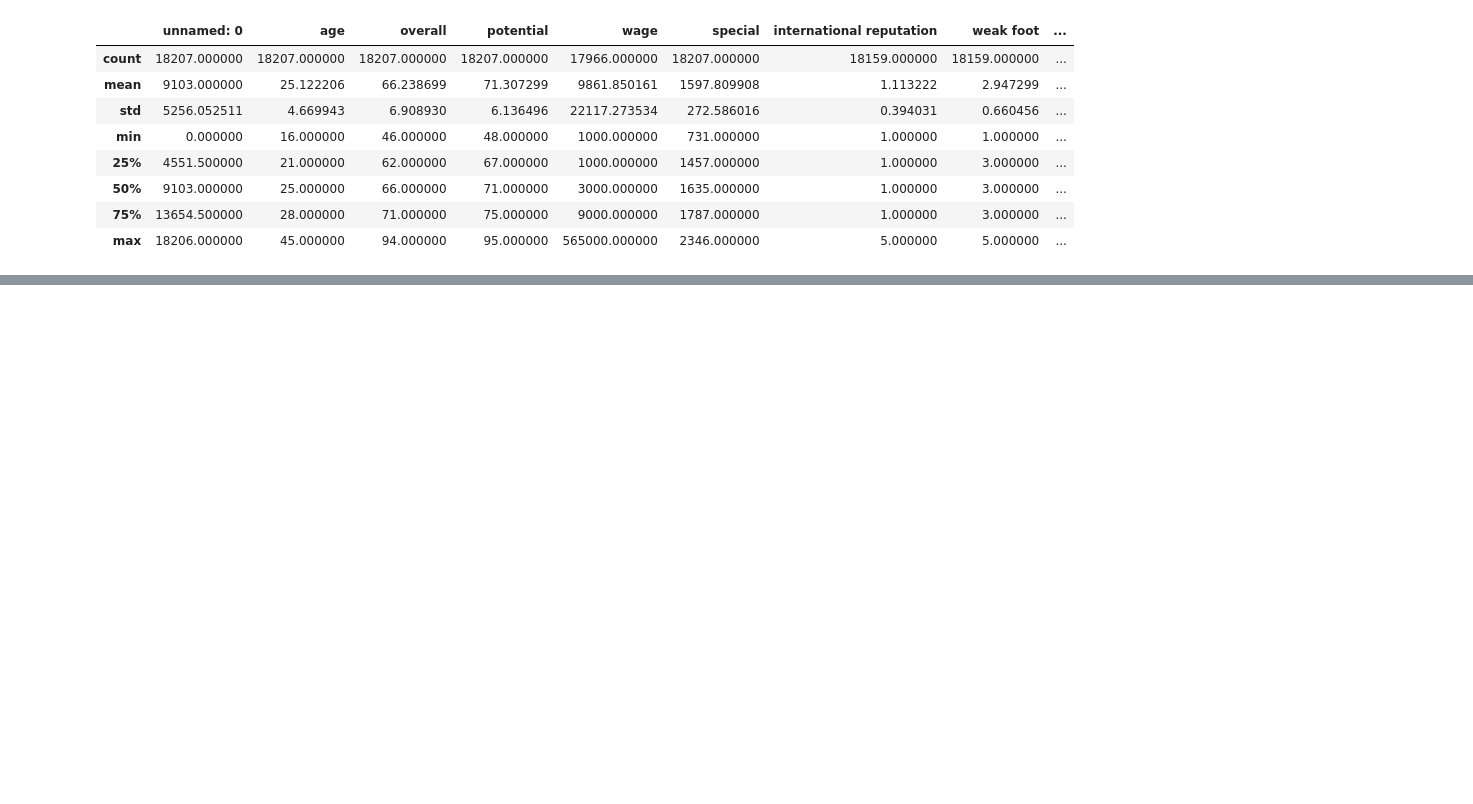
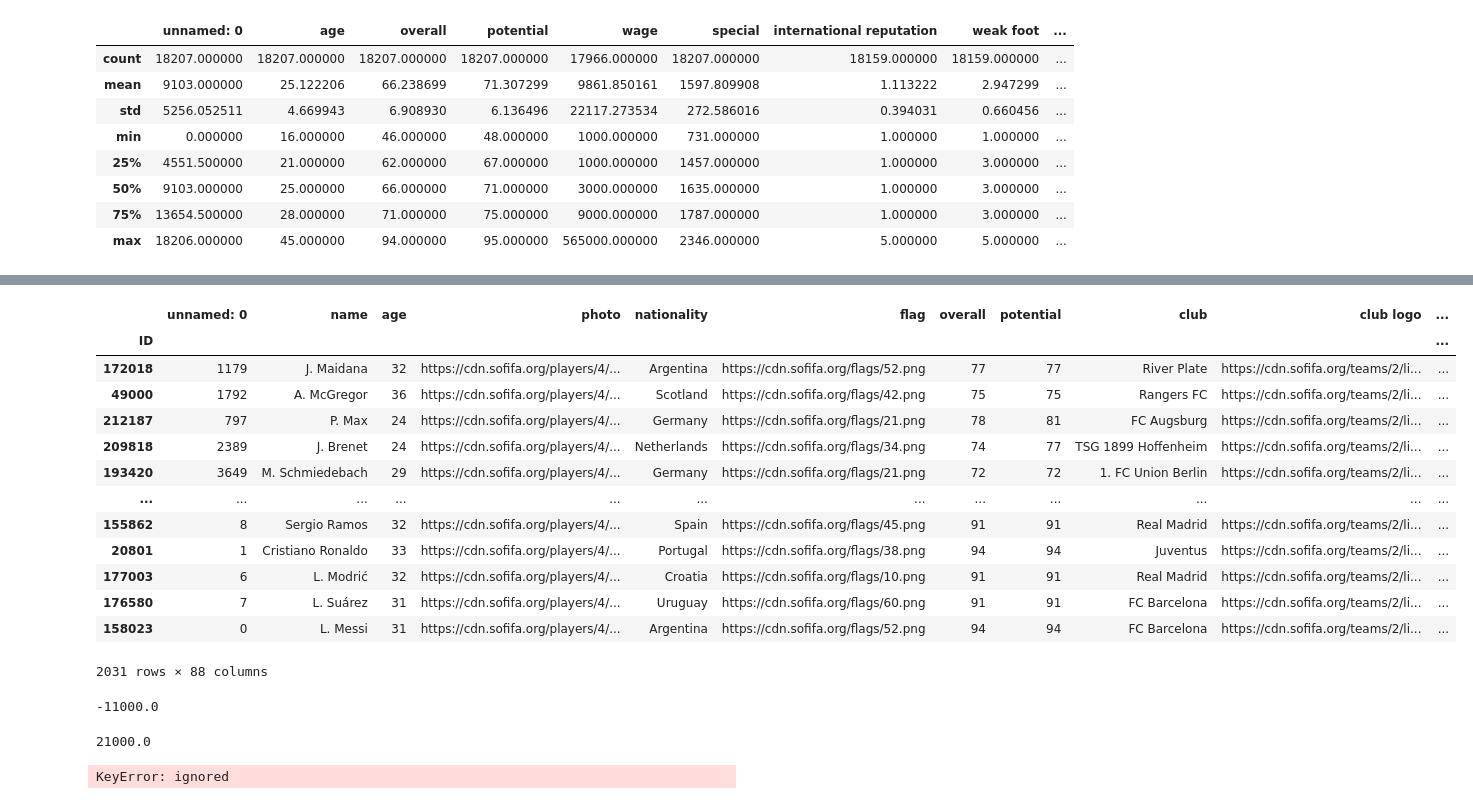
Before and after one commit to flavianacif/DSWP, a Jupyter notebook: 2020_10_09_Exercicio9_FIFA.ipynb, the cells around one changed output, grey strips where cells are left out. Drawn from its saved outputs; the diff is of its cells as text; code cells hidden in the pictures; blank space fills up the shorter version.

```diff
--- a/2020_10_09_Exercicio9_FIFA.ipynb
+++ b/2020_10_09_Exercicio9_FIFA.ipynb
@@ -362 +362,30 @@ df_fifa_copy[(df_fifa_copy['wage']>(fl_lim_sup + 1.5*(fl_lim_sup-fl_lim_inf))) |
 2031 rows × 88 columns
+# %%
+df_fifa_copy[ (df_fifa_copy['wage']>(f_q3 + 1.5 * (f_q3 - f_q1))) | (df_fifa_copy['wage']<(f_q1 - 1.5 * (f_q3 - f_q1))) ].sort_values(by='wage')
+# %% [output]
+|  | unnamed: 0 | name | age | photo | nationality | flag | overall | potential | club | club logo | ... |
+| ID |  |  |  |  |  |  |  |  |  |  | ... |
+| 172018 | 1179 | J. Maidana | 32 | https://cdn.sofifa.org/players/4/... | Argentina | https://cdn.sofifa.org/flags/52.png | 77 | 77 | River Plate | https://cdn.sofifa.org/teams/2/li... | ... |
+| 49000 | 1792 | A. McGregor | 36 | https://cdn.sofifa.org/players/4/... | Scotland | https://cdn.sofifa.org/flags/42.png | 75 | 75 | Rangers FC | https://cdn.sofifa.org/teams/2/li... | ... |
+| 212187 | 797 | P. Max | 24 | https://cdn.sofifa.org/players/4/... | Germany | https://cdn.sofifa.org/flags/21.png | 78 | 81 | FC Augsburg | https://cdn.sofifa.org/teams/2/li... | ... |
+| 209818 | 2389 | J. Brenet | 24 | https://cdn.sofifa.org/players/4/... | Netherlands | https://cdn.sofifa.org/flags/34.png | 74 | 77 | TSG 1899 Hoffenheim | https://cdn.sofifa.org/teams/2/li... | ... |
+| 193420 | 3649 | M. Schmiedebach | 29 | https://cdn.sofifa.org/players/4/... | Germany | https://cdn.sofifa.org/flags/21.png | 72 | 72 | 1. FC Union Berlin | https://cdn.sofifa.org/teams/2/li... | ... |
+| ... | ... | ... | ... | ... | ... | ... | ... | ... | ... | ... | ... |
+| 155862 | 8 | Sergio Ramos | 32 | https://cdn.sofifa.org/players/4/... | Spain | https://cdn.sofifa.org/flags/45.png | 91 | 91 | Real Madrid | https://cdn.sofifa.org/teams/2/li... | ... |
+| 20801 | 1 | Cristiano Ronaldo | 33 | https://cdn.sofifa.org/players/4/... | Portugal | https://cdn.sofifa.org/flags/38.png | 94 | 94 | Juventus | https://cdn.sofifa.org/teams/2/li... | ... |
+| 177003 | 6 | L. Modrić | 32 | https://cdn.sofifa.org/players/4/... | Croatia | https://cdn.sofifa.org/flags/10.png | 91 | 91 | Real Madrid | https://cdn.sofifa.org/teams/2/li... | ... |
+| 176580 | 7 | L. Suárez | 31 | https://cdn.sofifa.org/players/4/... | Uruguay | https://cdn.sofifa.org/flags/60.png | 91 | 91 | FC Barcelona | https://cdn.sofifa.org/teams/2/li... | ... |
+| 158023 | 0 | L. Messi | 31 | https://cdn.sofifa.org/players/4/... | Argentina | https://cdn.sofifa.org/flags/52.png | 94 | 94 | FC Barcelona | https://cdn.sofifa.org/teams/2/li... | ... |
+2031 rows × 88 columns
+# %%
+f_q1 - 1.5 * (f_q3 - f_q1)
+# %% [output]
+-11000.0
+# %%
+f_q3 + 1.5 * (f_q3 - f_q1)
+# %% [output]
+21000.0
+# %%
+df_fifa_copy['overall'].groupby(['age','club','nationality']).sum() ##Questão 16
+# %% [output]
+KeyError: ignored
```
Also changed, not shown: parts of 2 cells of this notebook.
